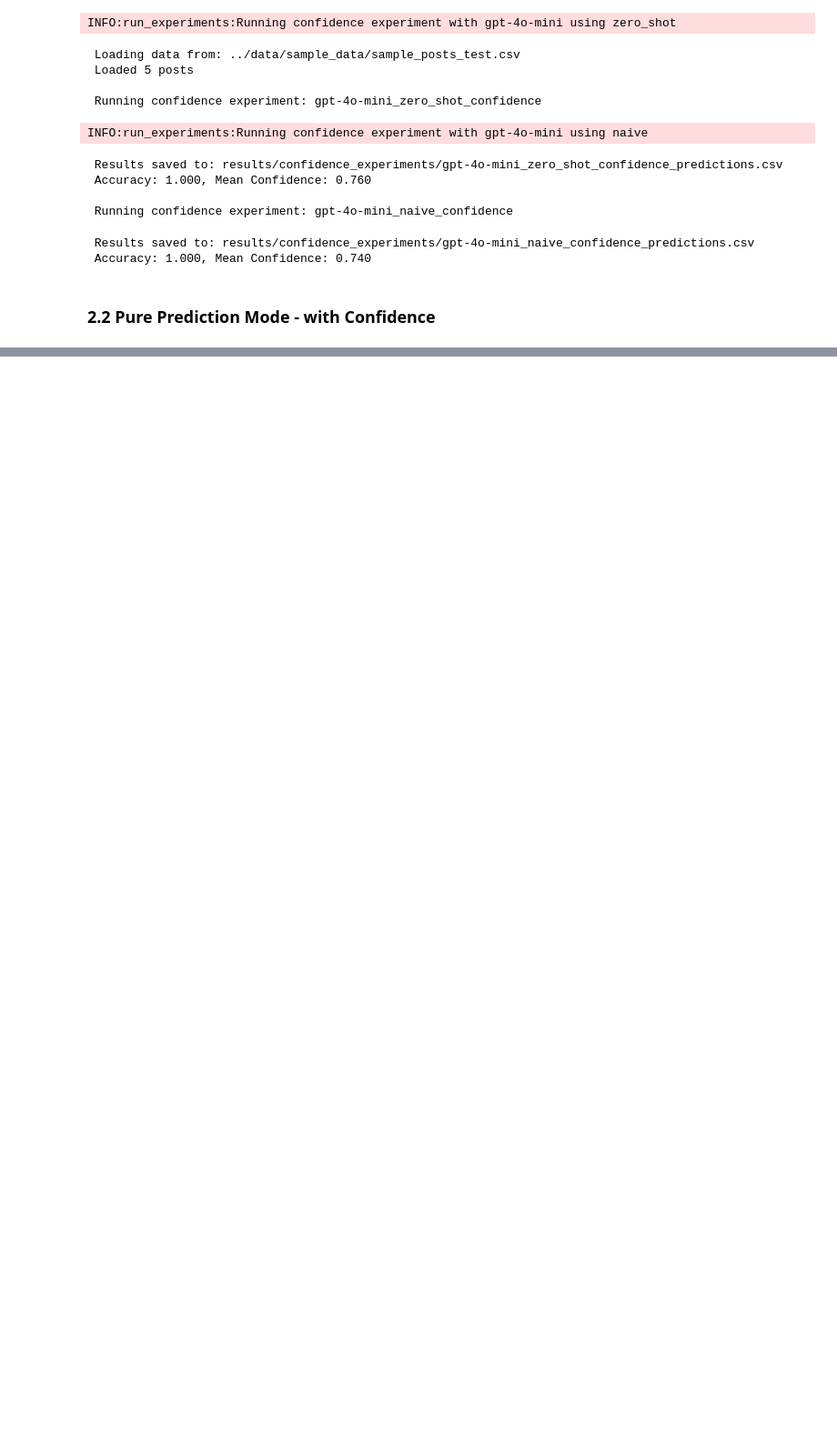
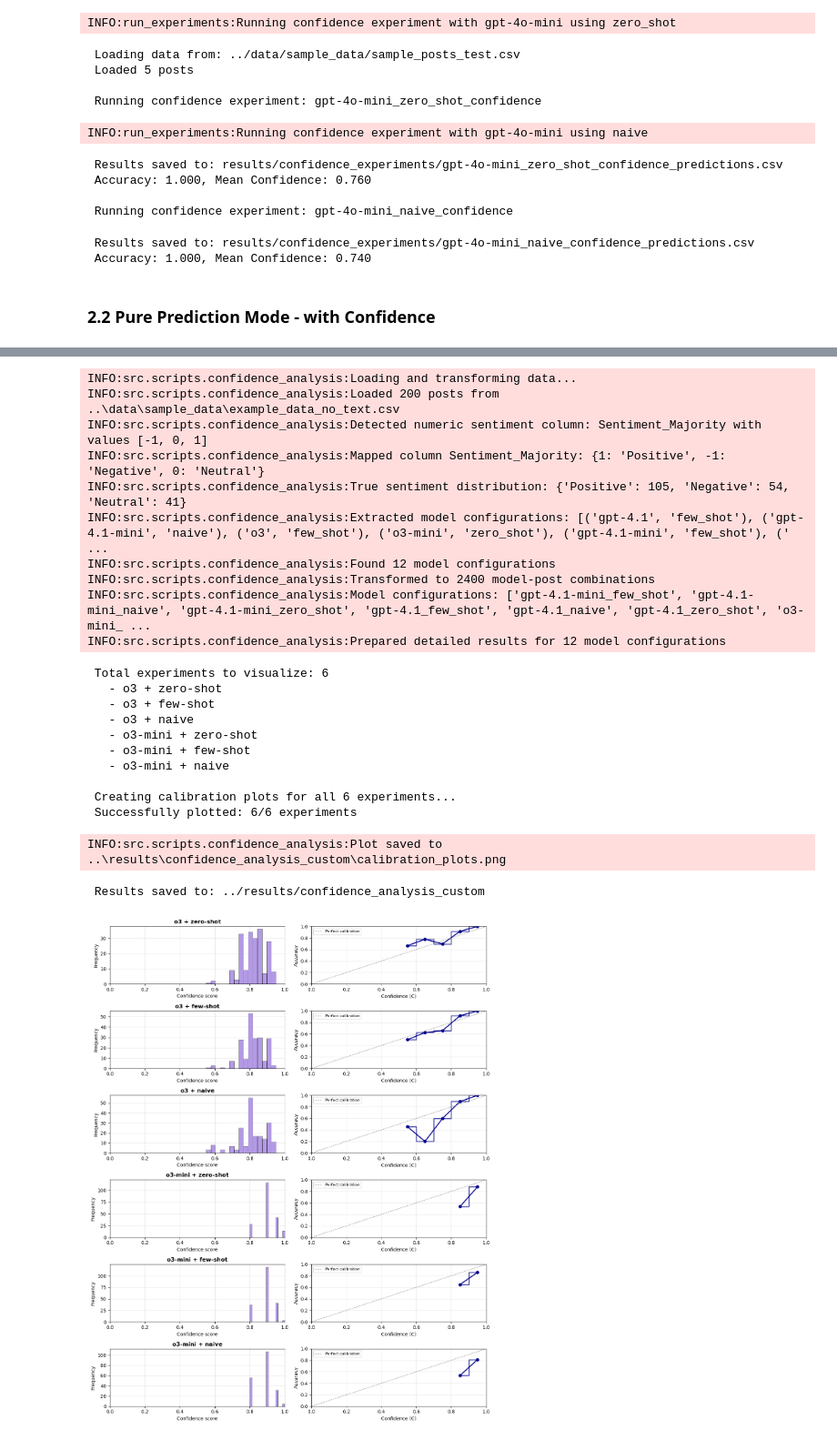
Before and after one commit to XianchengLI/sentiment-analysis-llm-health, a Jupyter notebook: notebooks/Examples.ipynb, the cells around one changed output, grey strips where cells are left out. Shown at 91% size. Drawn from its saved outputs; the diff is of its cells as text; code cells hidden in the pictures; blank space fills up the shorter version.

Commit message:
add confidence

```diff
--- a/notebooks/Examples.ipynb
+++ b/notebooks/Examples.ipynb
@@ -260,0 +270,37 @@ confidence_prediction_results
+# %%
+custom_runner = ConfidenceAnalysisRunner(
+    data_path="../data/sample_data/example_data_no_text.csv", # use provided data as example
+    sentiment_mapping={-1: 'Negative', 0: 'Neutral', 1: 'Positive'},  # Adjust as needed
+    true_label_col="Sentiment_Majority"  # Adjust column name
+)
+
+# Run with custom model and prompt selection
+custom_results = custom_runner.run_calibration_visualization(
+    models_to_test=["o3", "o3-mini"],  # Add more models like "gpt-4.1", "gpt-4.1-mini"
+    prompt_templates=["zero_shot", "few_shot","naive"],  # Focus on specific prompts
+    output_dir="../results/confidence_analysis_custom"
+)
+# %% [output]
+INFO:src.scripts.confidence_analysis:Loading and transforming data...
+INFO:src.scripts.confidence_analysis:Loaded 200 posts from ..\data\sample_data\example_data_no_text.csv
+INFO:src.scripts.confidence_analysis:Detected numeric sentiment column: Sentiment_Majority with values [-1, 0, 1]
+INFO:src.scripts.confidence_analysis:Mapped column Sentiment_Majority: {1: 'Positive', -1: 'Negative', 0: 'Neutral'}
+INFO:src.scripts.confidence_analysis:True sentiment distribution: {'Positive': 105, 'Negative': 54, 'Neutral': 41}
+INFO:src.scripts.confidence_analysis:Extracted model configurations: [('gpt-4.1', 'few_shot'), ('gpt-4.1-mini', 'naive'), ('o3', 'few_shot'), ('o3-mini', 'zero_shot'), ('gpt-4.1-mini', 'few_shot'), (' ...
+INFO:src.scripts.confidence_analysis:Found 12 model configurations
+INFO:src.scripts.confidence_analysis:Transformed to 2400 model-post combinations
+INFO:src.scripts.confidence_analysis:Model configurations: ['gpt-4.1-mini_few_shot', 'gpt-4.1-mini_naive', 'gpt-4.1-mini_zero_shot', 'gpt-4.1_few_shot', 'gpt-4.1_naive', 'gpt-4.1_zero_shot', 'o3-mini_ ...
+INFO:src.scripts.confidence_analysis:Prepared detailed results for 12 model configurations
+ Total experiments to visualize: 6
+   - o3 + zero-shot
+   - o3 + few-shot
+   - o3 + naive
+   - o3-mini + zero-shot
+   - o3-mini + few-shot
+   - o3-mini + naive
+
+ Creating calibration plots for all 6 experiments...
+ Successfully plotted: 6/6 experiments
+INFO:src.scripts.confidence_analysis:Plot saved to ..\results\confidence_analysis_custom\calibration_plots.png
+ Results saved to: ../results/confidence_analysis_custom
+[figure, added]
```
Also changed, not shown: parts of 5 cells of this notebook, 21 other files.
